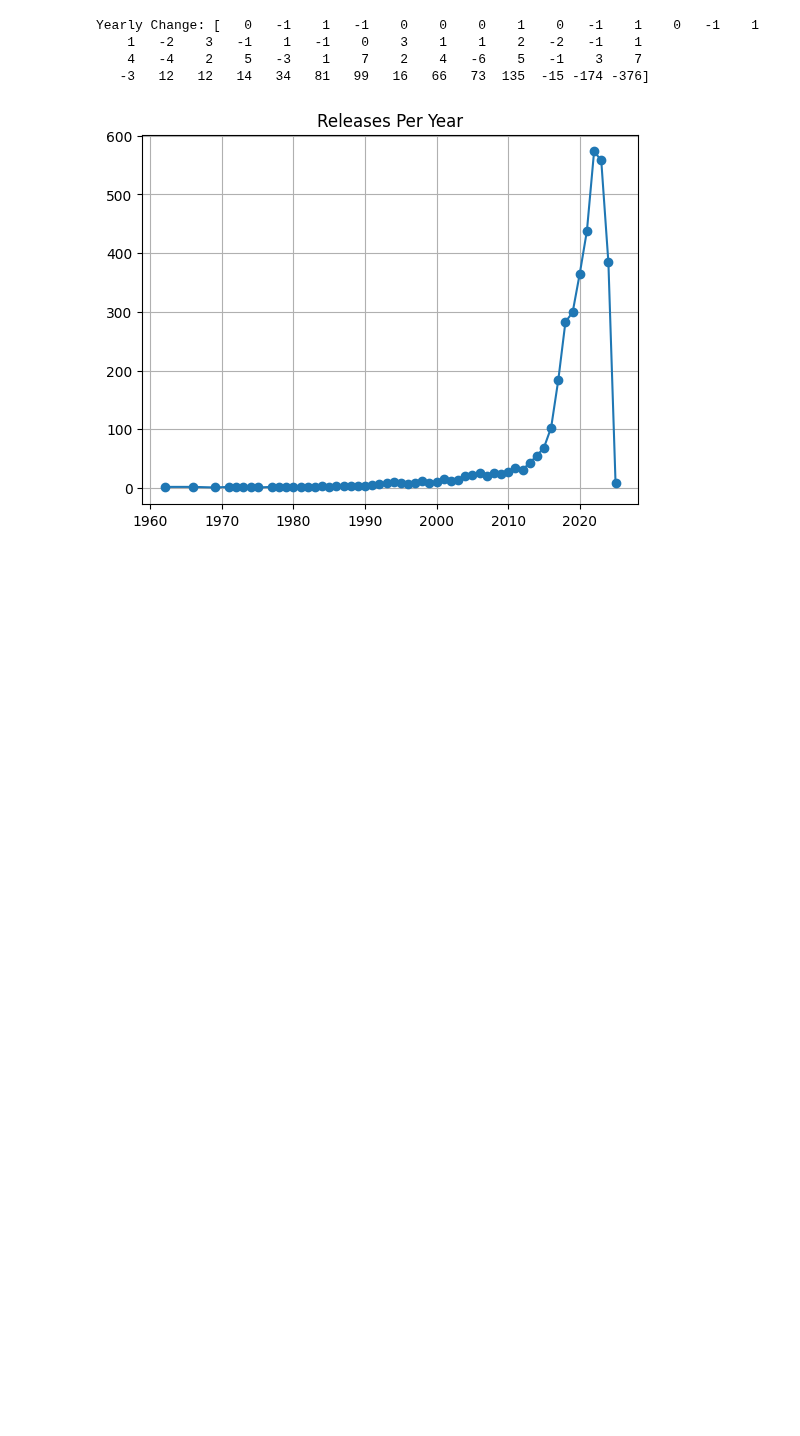
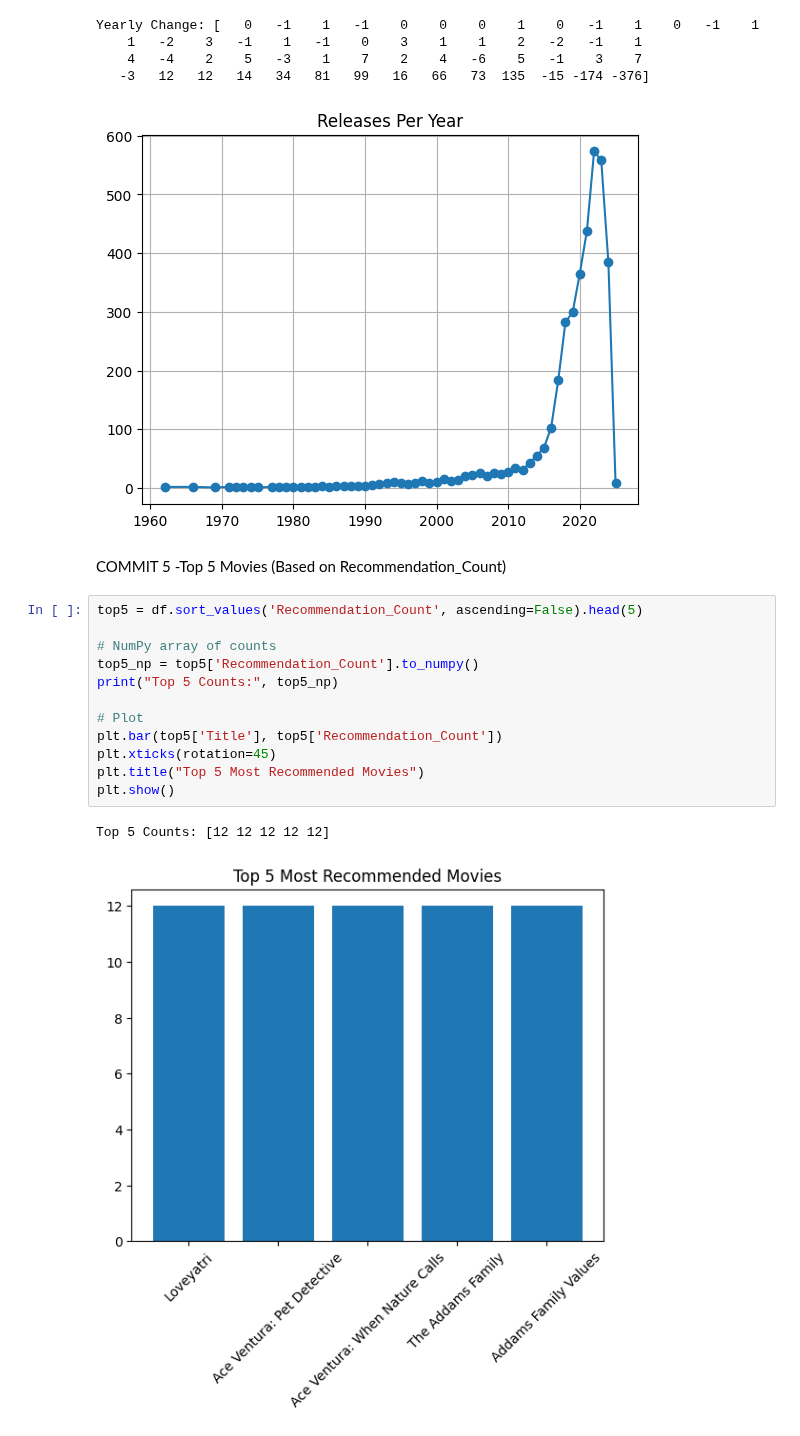
Before and after one commit to ameena0726-ops/Netflix-Analysis, a Jupyter notebook: Netflix_Content_Genre (1).ipynb, the cells around one changed output. Cells and saved outputs as stored; diff of their text form; blank space fills up the shorter version.

Commit message:
Added Top 5 Movies using Pandas ranking, NumPy arrays, and Matplotlib bar plot

```diff
--- a/Netflix_Content_Genre (1).ipynb
+++ b/Netflix_Content_Genre (1).ipynb
@@ -471,3 +471,20 @@ Yearly Change: [   0   -1    1   -1    0    0    0    1    0   -1    1    0   -1
     4   -4    2    5   -3    1    7    2    4   -6    5   -1    3    7
    -3   12   12   14   34   81   99   16   66   73  135  -15 -174 -376]
 [figure]
+# %% [markdown]
+COMMIT 5 -Top 5 Movies (Based on Recommendation_Count)
+# %%
+top5 = df.sort_values('Recommendation_Count', ascending=False).head(5)
+
+# NumPy array of counts
+top5_np = top5['Recommendation_Count'].to_numpy()
+print("Top 5 Counts:", top5_np)
+
+# Plot
+plt.bar(top5['Title'], top5['Recommendation_Count'])
+plt.xticks(rotation=45)
+plt.title("Top 5 Most Recommended Movies")
+plt.show()
+# %% [output]
+Top 5 Counts: [12 12 12 12 12]
+[figure, added]
```
